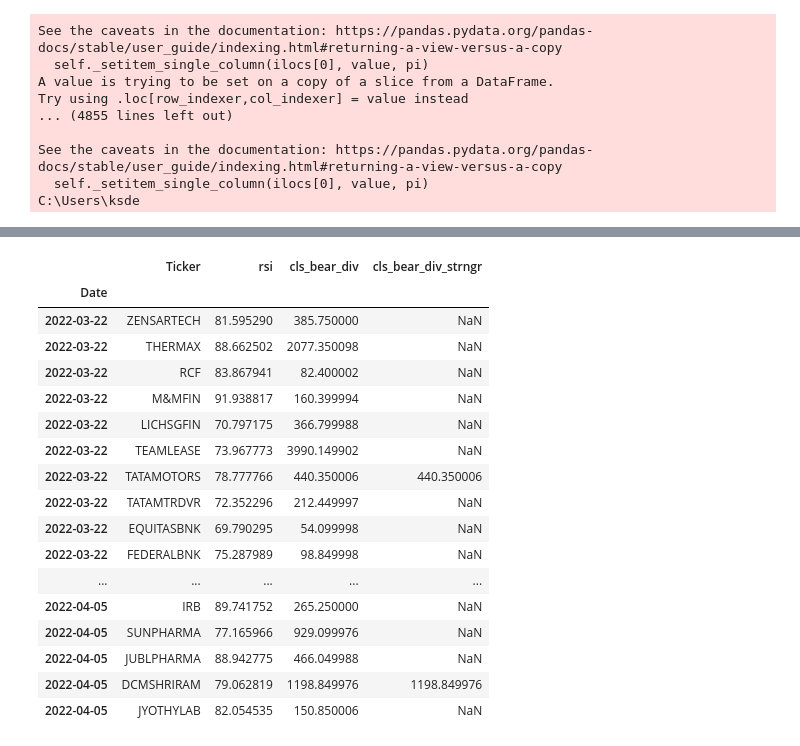
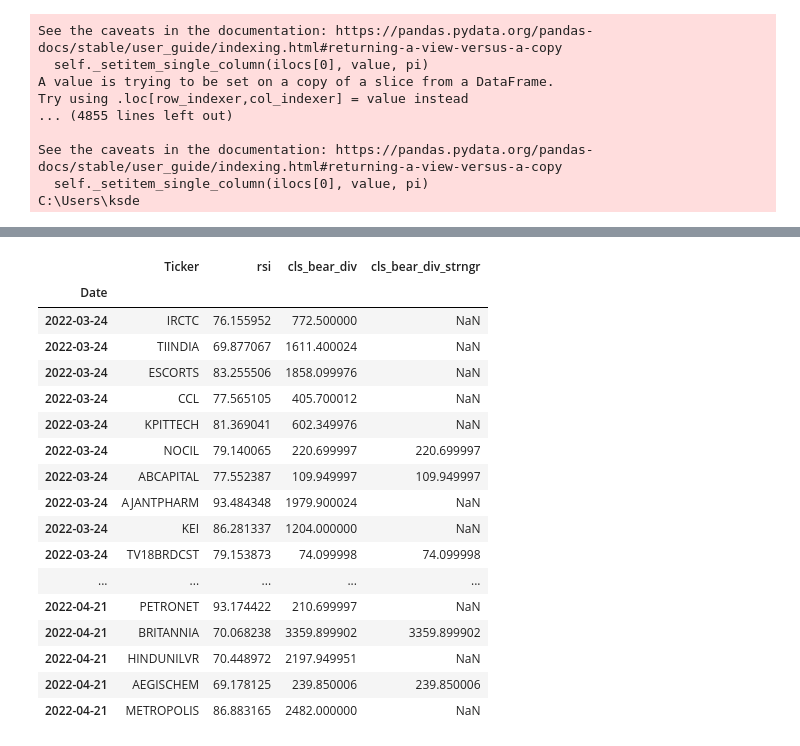
Before and after one commit to ksdeep/Trading, a Jupyter notebook: src/findHigherHighAndHigherLow.ipynb, the cells around one changed output, grey strips where cells are left out. Cells and saved outputs as stored; diff of their text form; code cells hidden in the pictures.

```diff
--- a/src/findHigherHighAndHigherLow.ipynb
+++ b/src/findHigherHighAndHigherLow.ipynb
@@ -235,37 +235,37 @@ temp
 # %%
 pd.set_option("display.max_rows", None)
 temp = dfDf.loc[
     (
-        (dfDf.index.date > datetime.date(2022, 3, 21))
-        & (dfDf.index.date < datetime.date(2022, 4, 6))
+        (dfDf.index.date > datetime.date(2022, 3, 23))
+        & (dfDf.index.date < datetime.date(2022, 4, 22))
         & (dfDf.cls_bear_div > 0)
     ),
     ["Ticker", "rsi", "cls_bear_div", "cls_bear_div_strngr",],
 ].sort_index()
 
 temp.to_csv(
     r"C:\Users\ksdee\Documents\PersonalFinance\Trading\Trading_Data\NSEData\bearish_divergence.csv"
 )
 temp
 # %% [output]
 |  | Ticker | rsi | cls_bear_div | cls_bear_div_strngr |
 | Date |  |  |  |  |
-| 2022-03-22 | ZENSARTECH | 81.595290 | 385.750000 | NaN |
-| 2022-03-22 | THERMAX | 88.662502 | 2077.350098 | NaN |
-| 2022-03-22 | RCF | 83.867941 | 82.400002 | NaN |
-| 2022-03-22 | M&MFIN | 91.938817 | 160.399994 | NaN |
-| 2022-03-22 | LICHSGFIN | 70.797175 | 366.799988 | NaN |
-| 2022-03-22 | TEAMLEASE | 73.967773 | 3990.149902 | NaN |
-| 2022-03-22 | TATAMOTORS | 78.777766 | 440.350006 | 440.350006 |
-| 2022-03-22 | TATAMTRDVR | 72.352296 | 212.449997 | NaN |
-| 2022-03-22 | EQUITASBNK | 69.790295 | 54.099998 | NaN |
-| 2022-03-22 | FEDERALBNK | 75.287989 | 98.849998 | NaN |
+| 2022-03-24 | IRCTC | 76.155952 | 772.500000 | NaN |
+| 2022-03-24 | TIINDIA | 69.877067 | 1611.400024 | NaN |
+| 2022-03-24 | ESCORTS | 83.255506 | 1858.099976 | NaN |
+| 2022-03-24 | CCL | 77.565105 | 405.700012 | NaN |
+| 2022-03-24 | KPITTECH | 81.369041 | 602.349976 | NaN |
+| 2022-03-24 | NOCIL | 79.140065 | 220.699997 | 220.699997 |
+| 2022-03-24 | ABCAPITAL | 77.552387 | 109.949997 | 109.949997 |
+| 2022-03-24 | AJANTPHARM | 93.484348 | 1979.900024 | NaN |
+| 2022-03-24 | KEI | 86.281337 | 1204.000000 | NaN |
+| 2022-03-24 | TV18BRDCST | 79.153873 | 74.099998 | 74.099998 |
 | ... | ... | ... | ... | ... |
-| 2022-04-05 | IRB | 89.741752 | 265.250000 | NaN |
-| 2022-04-05 | SUNPHARMA | 77.165966 | 929.099976 | NaN |
-| 2022-04-05 | JUBLPHARMA | 88.942775 | 466.049988 | NaN |
-| 2022-04-05 | DCMSHRIRAM | 79.062819 | 1198.849976 | 1198.849976 |
-| 2022-04-05 | JYOTHYLAB | 82.054535 | 150.850006 | NaN |
+| 2022-04-21 | PETRONET | 93.174422 | 210.699997 | NaN |
+| 2022-04-21 | BRITANNIA | 70.068238 | 3359.899902 | 3359.899902 |
+| 2022-04-21 | HINDUNILVR | 70.448972 | 2197.949951 | NaN |
+| 2022-04-21 | AEGISCHEM | 69.178125 | 239.850006 | 239.850006 |
+| 2022-04-21 | METROPOLIS | 86.883165 | 2482.000000 | NaN |
 # %%
 pd.set_option("display.max_rows", None)
 pd.set_option("display.max_columns", None)
```
Also changed, not shown: parts of 2 cells of this notebook, 7 other files.
